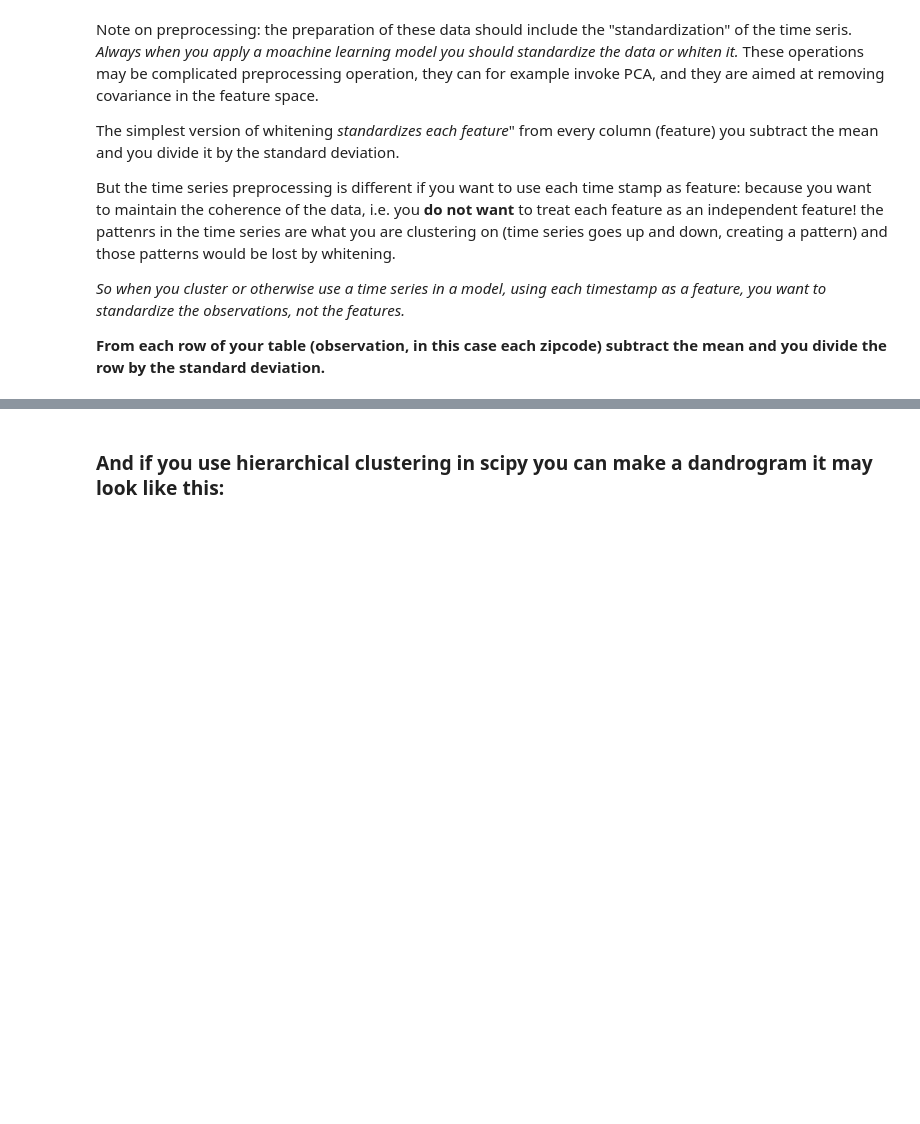
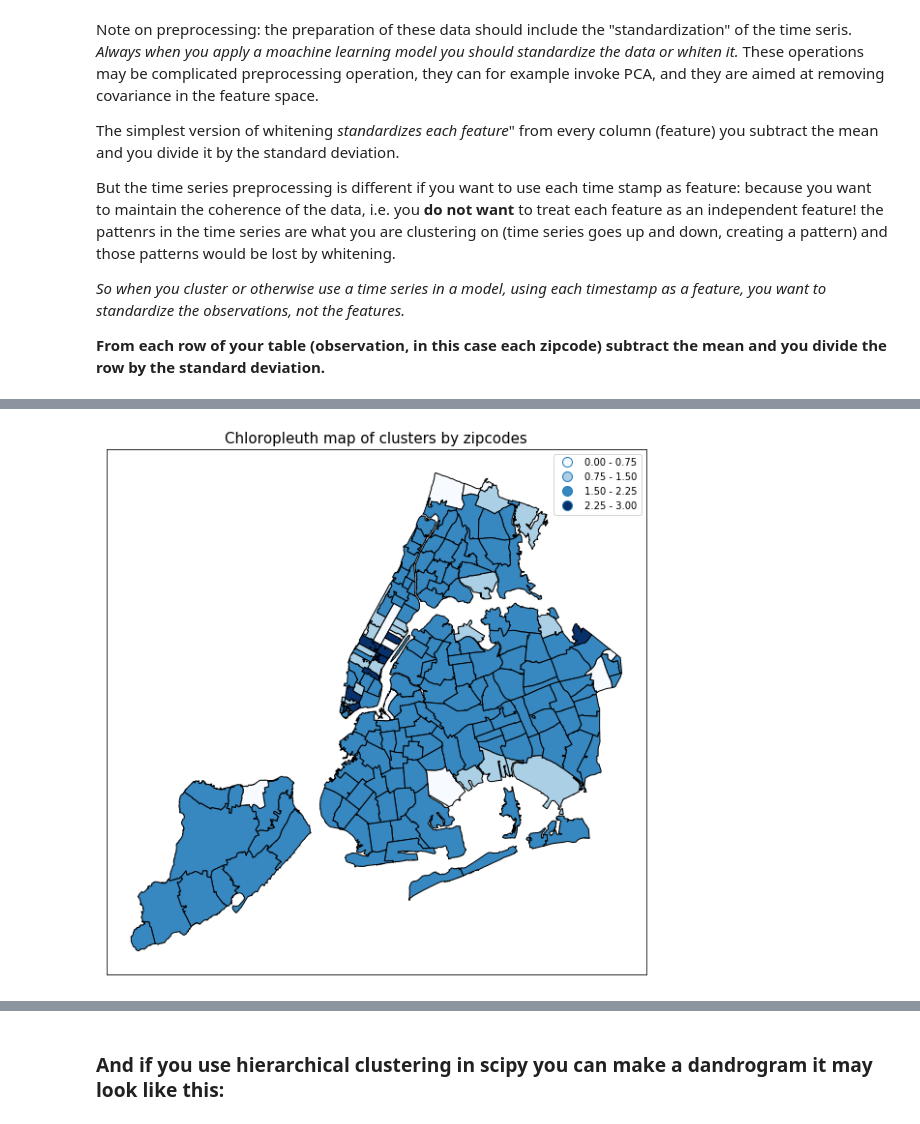
Before and after one commit to timurmukhtarov/PUI2018_tm1722, a Jupyter notebook: HW12_tm1722/HW11_Assignment1_instructions.ipynb, the cells around one changed output, grey strips where cells are left out. Saved outputs shown, nothing was run; the diff lists cells and outputs as text; code cells hidden in the pictures; blank space fills up the shorter version.

```diff
--- a/HW12_tm1722/HW11_Assignment1_instructions.ipynb
+++ b/HW12_tm1722/HW11_Assignment1_instructions.ipynb
@@ -405,0 +369,8 @@ As figures 3, 5, 7 for hierarchical agglomerative clustering in 7 clusters, with
+# %%
+# Prepare of dataframe that has geometries and cluster numbers
+
+clean = zips.join(vals)
+clean = clean[['ZIPCODE', 'Cluster_Number']]
+
+map_df = zipshp.merge(clean, on='ZIPCODE', how='left')
+map_df.head()
@@ -405,0 +384,11 @@ As figures 3, 5, 7 for hierarchical agglomerative clustering in 7 clusters, with
+# %%
+map_df.dropna(how='all', inplace=True)
+# %%
+# Chloropleuth map of clusters by zipcodes
+fig, ax = plt.subplots(1, figsize=(10,10))
+map_df.plot('Cluster_Number', ax=ax, legend=True, cmap='Blues', scheme='equal_interval', k=4, edgecolor='black')
+plt.title('Chloropleuth map of clusters by zipcodes', fontsize=15)
+ax.get_xaxis().set_visible(False)
+ax.get_yaxis().set_visible(False)
+# %% [output]
+[figure, added]
```
Also changed, not shown: parts of 43 cells of this notebook.
